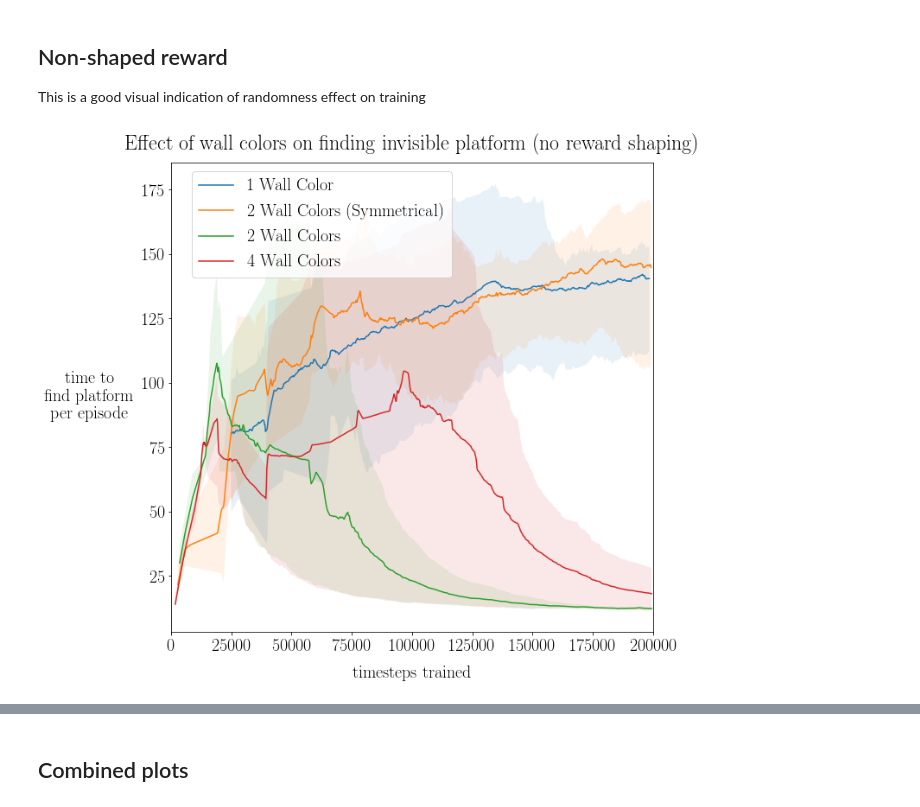
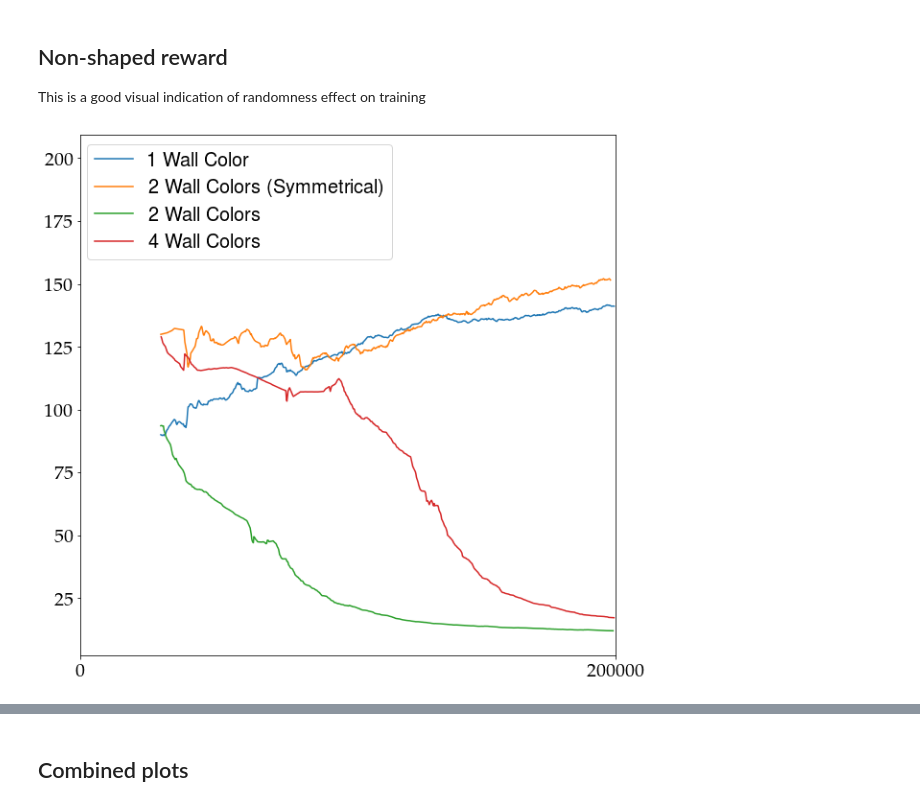
Before and after one commit to liuandrew/training-rl-algo, a Jupyter notebook: write_and_test/data_visualize.ipynb, the cells around one changed output, grey strips where cells are left out. Saved outputs shown, nothing was run; the diff lists cells and outputs as text; code cells hidden in the pictures.

```diff
--- a/write_and_test/data_visualize.ipynb
+++ b/write_and_test/data_visualize.ipynb
@@ -67,7 +67,7 @@ def get_metric(run, metrics=[], smoothing=0.01):
 
 
 def plot_cloud_from_dict(datas, labels=None, data_col='charts/episodic_length_ewm',
-                        ax=None):
+                        ax=None, cloud_alpha=0.1, ignore_first=20000):
     '''
     Plot a cloud of trajectories build from dataframes from wandb into a dictionary
     The structure of the datas dictionary should be
@@ -78,7 +78,8 @@ def plot_cloud_from_dict(datas, labels=None, data_col='charts/episodic_length_ew
     }
     Each df should have the 'global_step' data column in it to plot using (this is x-axis)
     data_col: column name in the df that contains the y-axis plot data
-
+    cloud_alpha: opacity of max-min cloud
+    ignore_first: how many timesteps of the start to ignore
     '''
     if ax is None:
         ax = plt
@@ -106,7 +107,12 @@ def plot_cloud_from_dict(datas, labels=None, data_col='charts/episodic_length_ew
         for j in range(len(datas[key])):
             ys[j] = inters[j](xs)
 
-        ax.fill_between(xs, ys.min(axis=0), ys.max(axis=0), alpha=0.1)
+        if ignore_first is not None:
+            idx = np.argmax(xs > ignore_first)
+            xs = xs[idx:]
+            ys = ys[:, idx:]
+
+        ax.fill_between(xs, ys.min(axis=0), ys.max(axis=0), alpha=cloud_alpha)
         if labels is not None:
             ax.plot(xs, ys.mean(axis=0), label=labels[key])
         else:
@@ -329,7 +296,7 @@ import gym
 import gym_nav
 
 colors = [1, 2, 2.5, 4]
-label_list = ['1 Wall Color', '2 Wall Colors (Sym.)', '2 Wall Colors', '4 Wall Colors']
+label_list = ['1 Color', '2 Colors (Sym.)', '2 Colors', '4 Colors']
 
 
 fig, ax = plt.subplots(1, 4, figsize=(10, 3))
@@ -346,6 +313,6 @@ for x, color in enumerate(colors):
     env.render(env, ax=ax[x])
     ax[x].set_xticks([])
     ax[x].set_yticks([])
-    # ax[x].set_title(label_list[x])
+    ax[x].set_title(label_list[x], fontsize=20)
 plt.savefig(save_folder + '2a_wall_colors.png', bbox_inches='tight')
 # %% [output]
@@ -408,13 +375,14 @@ for run in runs:
         df = get_metric(run, ['charts/episodic_length'])
         datas[color].append(df)
 # %%
-plot_cloud_from_dict(datas, labels)
-plt.ylabel('time to\nfind platform\nper episode', rotation=0, va='center', labelpad=60)
-plt.xlabel('timesteps trained', labelpad=15)
+plot_cloud_from_dict(datas, labels, cloud_alpha=0, ignore_first=30000t)
+# plt.ylabel('time to\nfind platform\nper episode', rotation=0, va='center', labelpad=60)
+# plt.xlabel('timesteps trained', labelpad=15)
 plt.xlim([0, 200000])
-plt.title('Effect of wall colors on finding invisible platform (no reward shaping)', pad=15)
+plt.xticks([0, 200000])
+# plt.title('Effect of wall colors on finding invisible platform (no reward shaping)', pad=15)
 plt.legend(bbox_to_anchor=(0.6, 1, 0, 0))
 
 plt.savefig(save_folder + '3_2_invisible_wall_colors_nonshaped_reward', bbox_inches='tight')
 # %% [output]
-[figure, old version]
+[figure, new version]
```
Also changed, not shown: parts of 24 cells of this notebook, 40 other files.
